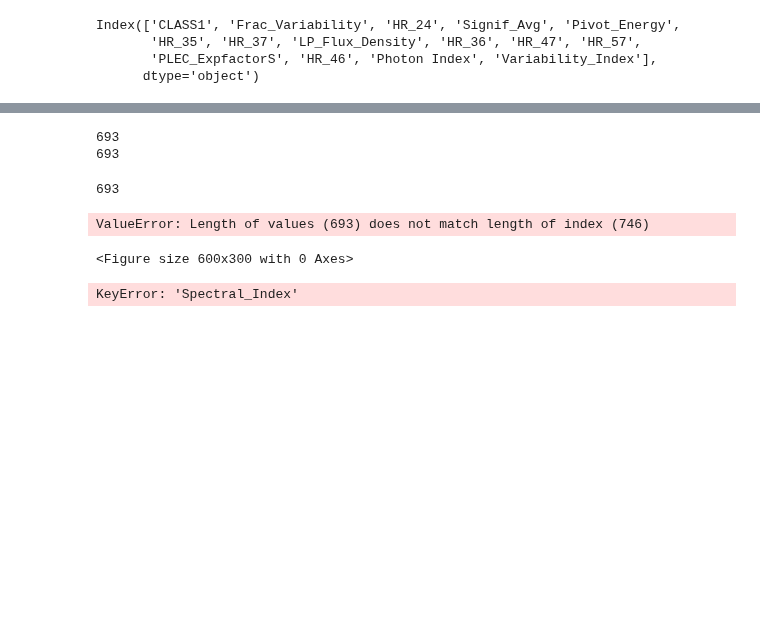
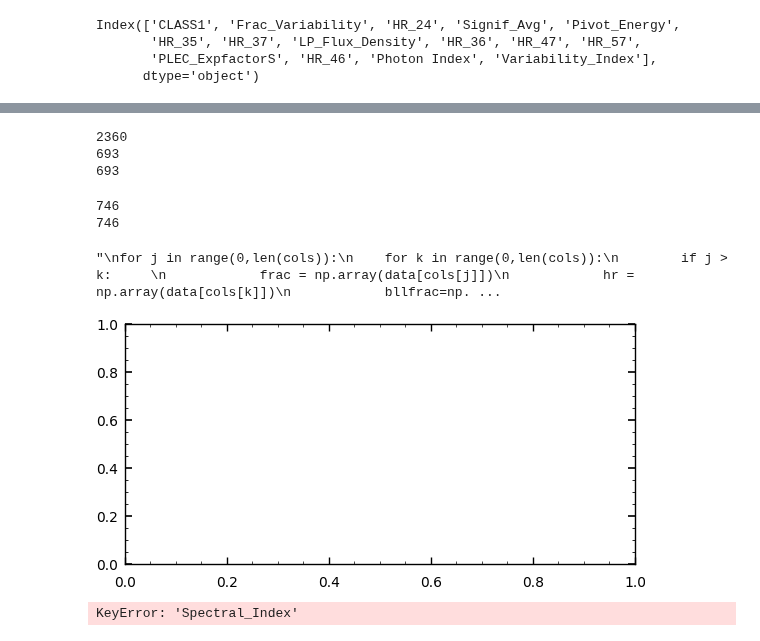
Before and after one commit to IoanPJ/Final_year_project_IMPJ, a Jupyter notebook: ML/Pipeline.ipynb, the cells around one changed output, grey strips where cells are left out. Drawn from its saved outputs; the diff is of its cells as text; code cells hidden in the pictures; blank space fills up the shorter version.

```diff
--- a/ML/Pipeline.ipynb
+++ b/ML/Pipeline.ipynb
@@ -184,12 +186,12 @@ Text(0.5, 1.0, '')
 # %%
 data = pd.read_csv(filepath, index_col=0)
+data = data.dropna()
+print(len(data))
 X,Y = dp.choose_2_vars('CLASS1',data,1,2)
-x_train, x_test, y_train, y_test = train_test_split(X, Y, test_size=test_size,random_state=4)
+x_train, x_test, y_train, y_test = train_test_split(X, Y, test_size=test_size,random_state=randomstate)
 correct = np.array([])
 incorrect = np.array([])
 y_actual = np.array(y_pred)
-print(len(y_pred))
-print(len(x_test))
 
 for i in range(0,len(y_pred)):
     if y_pred[i] == y_actual[i]:
@@ -202,6 +204,10 @@ inc_probs = np.array([])
 for i in range(0,len(incorrect)):
     inc_probs = np.append(inc_probs, y_proba[0:int(incorrect[i])])
 
+print(len(x_test))
+print(len(y_test))
+
+
 scaler = StandardScaler()
 rdgcount = 0
 data_array = np.array(data) # all of x and y including radio galaxies
@@ -212,14 +218,20 @@ for i in range(0,len(data_array)):
         newrow = np.delete(newrow,0)
         x_test=np.append(x_test,[newrow],axis=0)
         y_test = np.append(y_test,3)
+
+
 scaler.fit(x_train)
 x_test = scaler.transform(x_test)
+y_pred = BNN.predict(x_test)
+y_proba = BNN.predict_proba(x_test)
 # %% [output]
+2360
 693
 693
 # %%
 dataclassles = data.drop(columns='CLASS1')
 df_test = pd.DataFrame(x_test,columns=[dataclassles.columns])
+print(len(x_test))
 print(len(y_pred))
 df_test['CLASS1'] = y_test
 df_test['y_pred'] = y_pred
@@ -227,39 +239,41 @@ df_test['y_probs_bll'] = y_proba.T[0]
 df_test['y_probs_fsrq'] = y_proba.T[1]
 df_test.to_csv('..\\Fermi-LAT Data\\ML_Results_withrdg.csv')
 # %% [output]
-693
+746
+746
-ValueError: Length of values (693) does not match length of index (746)
 # %%
 data = pd.read_csv(filepath, index_col=0)
 fig, ax = plt.subplots()
 #plt.scatter(data['Frac_Variability'], data['HR_24'])
 cols = data.columns
-
+'''
 for j in range(0,len(cols)):
     for k in range(0,len(cols)):
         if j > k:
             frac = np.array(data[cols[j]])
             hr = np.array(data[cols[k]])
             bllfrac=np.array([])
             bllhr = np.array([])
             fsrqfrac=np.array([])
             fsrqhr = np.array([])
             for i in range(0,len(y_pred)):
                 if y_pred[i] == 0:
                     #print('bll')
                     bllfrac=np.append(bllfrac,frac[i])
                     bllhr=np.append(bllhr,hr[i])
                 if y_pred[i] == 1:
                     #print('fsrq')
                     fsrqfrac=np.append(fsrqfrac,frac[i])
                     fsrqhr=np.append(fsrqhr,hr[i])
 
             plt.scatter(fsrqfrac,fsrqhr,color='red')
             plt.scatter(bllfrac,bllhr,color='blue')
             plt.savefig('autoplot_' + cols[j] + '_and_' + cols[k] + '.png')
             plt.clf()
+'''
 # %% [output]
-<Figure size 600x300 with 0 Axes>
+"\nfor j in range(0,len(cols)):\n    for k in range(0,len(cols)):\n        if j > k:     \n            frac = np.array(data[cols[j]])\n            hr = np.array(data[cols[k]])\n            bllfrac=np. ...
+[figure, added]
 # %%
 data = pd.read_csv('..\\Fermi-LAT Data\\fl_numericalonly_nopositional_withclasses.csv')
 
```
Also changed, not shown: parts of 6 cells of this notebook, 2 other files.
